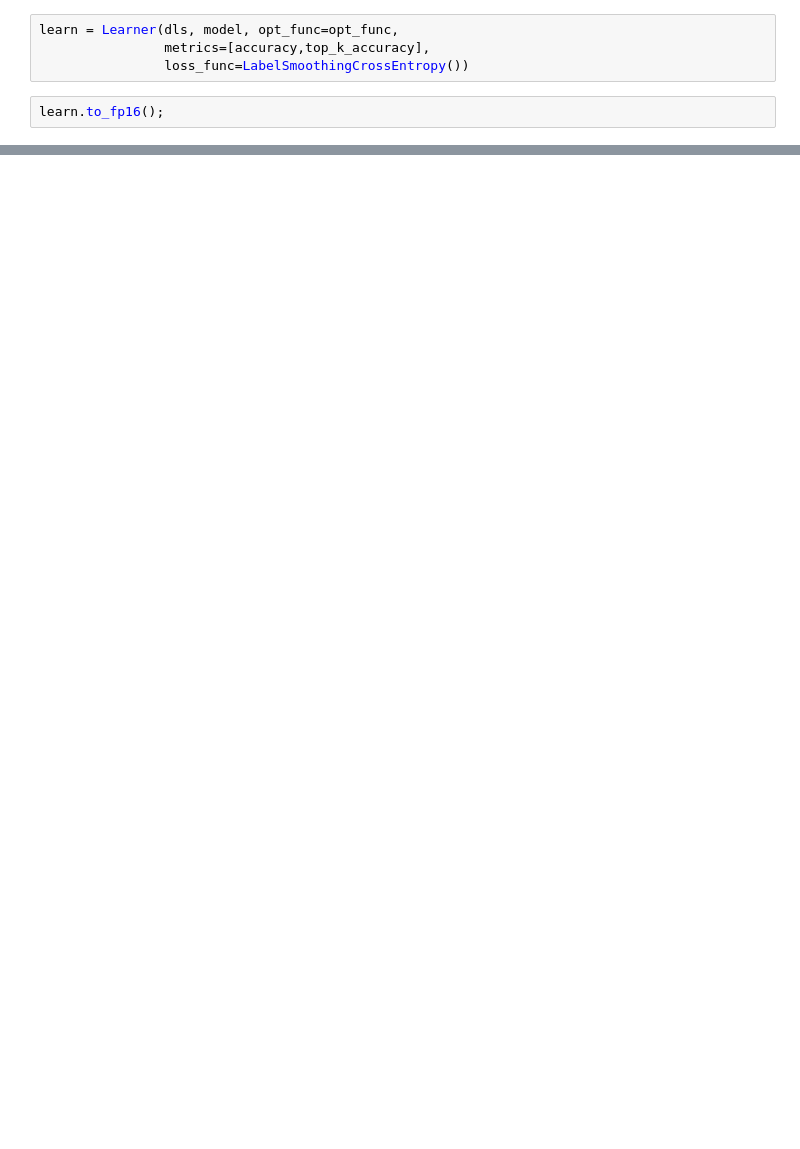
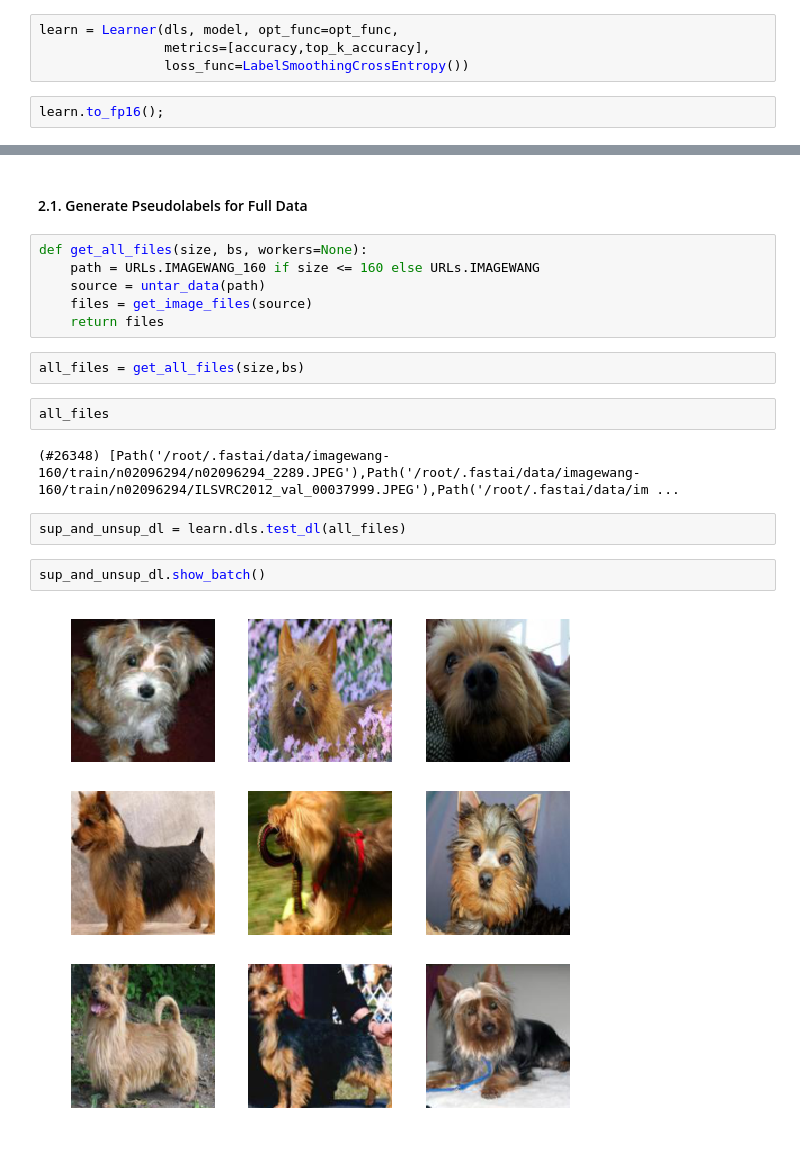
Before and after one commit to KeremTurgutlu/self_supervised, a Jupyter notebook: examples/simclrV2_iwang_128.ipynb, the cells around one changed output, grey strips where cells are left out. Drawn from its saved outputs; the diff is of its cells as text; blank space fills up the shorter version.

```diff
--- a/examples/simclrV2_iwang_128.ipynb
+++ b/examples/simclrV2_iwang_128.ipynb
@@ -367,0 +173,20 @@ Model loaded...
+# %% [markdown]
+#### 2.1. Generate Pseudolabels for Full Data
+# %%
+def get_all_files(size, bs, workers=None):
+    path = URLs.IMAGEWANG_160 if size <= 160 else URLs.IMAGEWANG
+    source = untar_data(path)
+    files = get_image_files(source)
+    return files
+# %%
+all_files = get_all_files(size,bs)
+# %%
+all_files
+# %% [output]
+(#26348) [Path('/root/.fastai/data/imagewang-160/train/n02096294/n02096294_2289.JPEG'),Path('/root/.fastai/data/imagewang-160/train/n02096294/ILSVRC2012_val_00037999.JPEG'),Path('/root/.fastai/data/im ...
+# %%
+sup_and_unsup_dl = learn.dls.test_dl(all_files)
+# %%
+sup_and_unsup_dl.show_batch()
+# %% [output]
+[figure, added]
```
Also changed, not shown: parts of 51 cells of this notebook.
